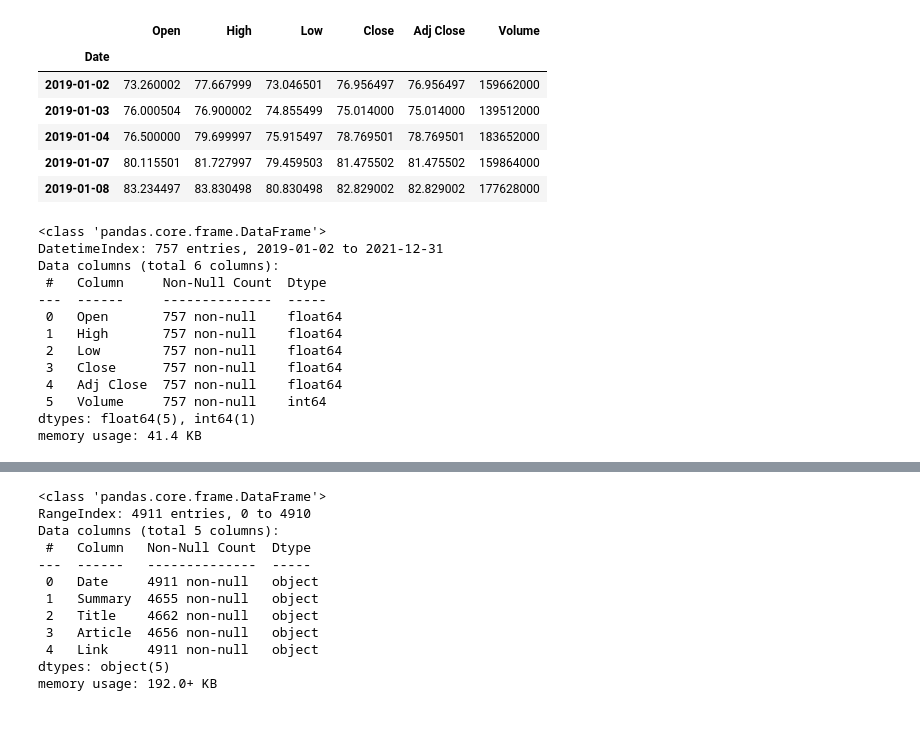
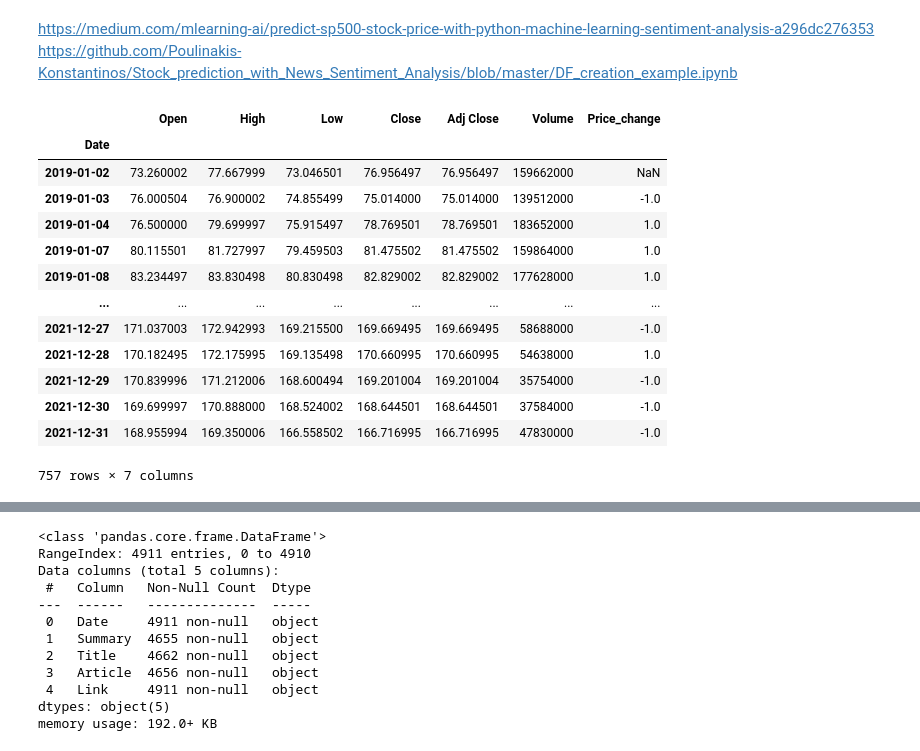
Before and after one commit to nankli/Dailynews_stock_predictor, a Jupyter notebook: Data_Prep_and_NLP.ipynb, the cells around one changed output, grey strips where cells are left out. Drawn from its saved outputs; the diff is of its cells as text; code cells hidden in the pictures; blank space fills up the shorter version.

```diff
--- a/Data_preprocessing.ipynb
+++ b/Data_Prep_and_NLP.ipynb
@@ -5,2 +1,5 @@ amazon1 = './newsarticle_amazon_2019.csv'
+# %% [markdown]
+https://medium.com/mlearning-ai/predict-sp500-stock-price-with-python-machine-learning-sentiment-analysis-a296dc276353
+https://github.com/Poulinakis-Konstantinos/Stock_prediction_with_News_Sentiment_Analysis/blob/master/DF_creation_example.ipynb
 # %%
 import pandas as pd
@@ -9,32 +11,43 @@ from yahoofinancials import YahooFinancials
+# %%
+#get stock data from yahoo finance
+def stock_dataset(ticker,  start_date="2019-01-01", end_date="2022-01-01") :
+    '''download and process stock data from yahoo finance'''
+    stock_df = yf.download(ticker,
+                      start=start_date,
+                      end=end_date,
+                      progress=False,
+            )
+    #initialize price_change and yesterday_price_change columns.
+    #1 indicates increase; -1 indicates decrease
+    stock_df['Price_change'] = np.nan
+    #stock_df['Yesterday_price_change'] = np.nan
+    dates_index = stock_df.index
+    yesterday = str(dates_index[0].date())
+    for date in dates_index[1:]:
+        today = str(date.date())
+        if stock_df.loc[yesterday, 'Close'] > stock_df.loc[today, 'Close']:
+            price_change = -1
+        else:
+            price_change = +1
+        yesterday = today
+        stock_df.loc[today, 'Price_change'] = price_change
+    #stock_df['Yesterday_price_change'] = stock_df['Price_change'].shift(1)
+    return stock_df
 # %%
-#get stock data from yahoo finance
-stock_df = yf.download('AMZN',
-                      start='2019-01-01',
-                      end='2022-01-01',
-                      progress=False,
-)
-stock_df.head()
+stock_df = stock_dataset('AMZN', "2019-01-01", "2022-01-01")
+stock_df
 # %% [output]
-|  | Open | High | Low | Close | Adj Close | Volume |
-| Date |  |  |  |  |  |  |
-| 2019-01-02 | 73.260002 | 77.667999 | 73.046501 | 76.956497 | 76.956497 | 159662000 |
-| 2019-01-03 | 76.000504 | 76.900002 | 74.855499 | 75.014000 | 75.014000 | 139512000 |
-| 2019-01-04 | 76.500000 | 79.699997 | 75.915497 | 78.769501 | 78.769501 | 183652000 |
-| 2019-01-07 | 80.115501 | 81.727997 | 79.459503 | 81.475502 | 81.475502 | 159864000 |
-| 2019-01-08 | 83.234497 | 83.830498 | 80.830498 | 82.829002 | 82.829002 | 177628000 |
+|  | Open | High | Low | Close | Adj Close | Volume | Price_change |
+| Date |  |  |  |  |  |  |  |
+| 2019-01-02 | 73.260002 | 77.667999 | 73.046501 | 76.956497 | 76.956497 | 159662000 | NaN |
+| 2019-01-03 | 76.000504 | 76.900002 | 74.855499 | 75.014000 | 75.014000 | 139512000 | -1.0 |
+| 2019-01-04 | 76.500000 | 79.699997 | 75.915497 | 78.769501 | 78.769501 | 183652000 | 1.0 |
+| 2019-01-07 | 80.115501 | 81.727997 | 79.459503 | 81.475502 | 81.475502 | 159864000 | 1.0 |
+| 2019-01-08 | 83.234497 | 83.830498 | 80.830498 | 82.829002 | 82.829002 | 177628000 | 1.0 |
+| ... | ... | ... | ... | ... | ... | ... | ... |
+| 2021-12-27 | 171.037003 | 172.942993 | 169.215500 | 169.669495 | 169.669495 | 58688000 | -1.0 |
+| 2021-12-28 | 170.182495 | 172.175995 | 169.135498 | 170.660995 | 170.660995 | 54638000 | 1.0 |
+| 2021-12-29 | 170.839996 | 171.212006 | 168.600494 | 169.201004 | 169.201004 | 35754000 | -1.0 |
+| 2021-12-30 | 169.699997 | 170.888000 | 168.524002 | 168.644501 | 168.644501 | 37584000 | -1.0 |
+| 2021-12-31 | 168.955994 | 169.350006 | 166.558502 | 166.716995 | 166.716995 | 47830000 | -1.0 |
+757 rows × 7 columns
-# %%
-stock_df.info()
-# %% [output]
-<class 'pandas.core.frame.DataFrame'>
-DatetimeIndex: 757 entries, 2019-01-02 to 2021-12-31
-Data columns (total 6 columns):
- #   Column     Non-Null Count  Dtype
----  ------     --------------  -----
- 0   Open       757 non-null    float64
- 1   High       757 non-null    float64
- 2   Low        757 non-null    float64
- 3   Close      757 non-null    float64
- 4   Adj Close  757 non-null    float64
- 5   Volume     757 non-null    int64
-dtypes: float64(5), int64(1)
-memory usage: 41.4 KB
```
Also changed, not shown: parts of 22 cells of this notebook, 2 other files.
